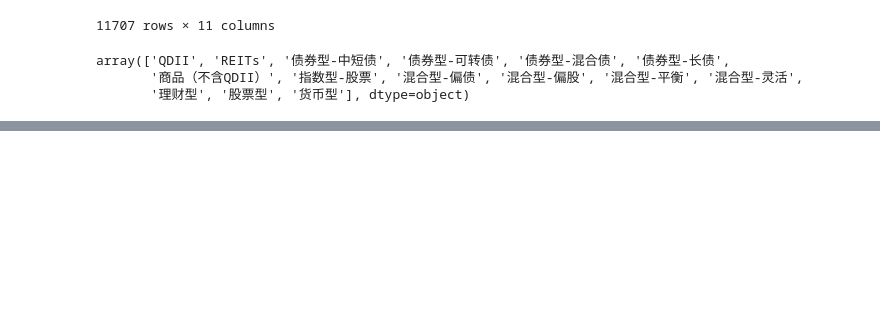
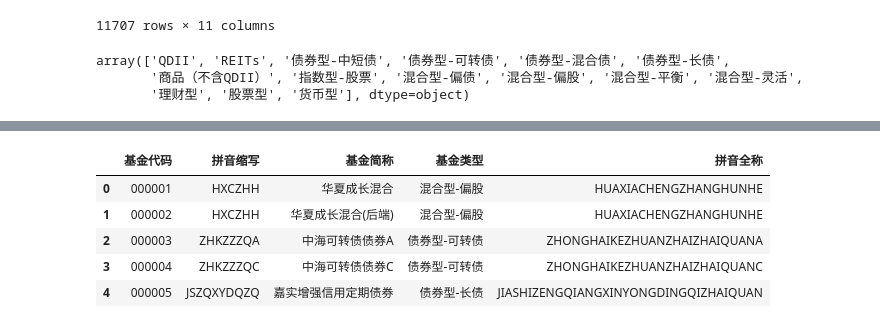
Before and after one commit to Seaaann/MyQuantReserch, a Jupyter notebook: Funds/funds basics.ipynb, the cells around one changed output, grey strips where cells are left out. Cells and saved outputs as stored; diff of their text form; code cells hidden in the pictures; blank space fills up the shorter version.

```diff
--- a/Funds/funds basics.ipynb
+++ b/Funds/funds basics.ipynb
@@ -123,0 +104,9 @@ fund_em_open_fund_daily_df
+# %%
+fund_em_fund_name_df.head()
+# %% [output]
+|  | 基金代码 | 拼音缩写 | 基金简称 | 基金类型 | 拼音全称 |
+| 0 | 000001 | HXCZHH | 华夏成长混合 | 混合型-偏股 | HUAXIACHENGZHANGHUNHE |
+| 1 | 000002 | HXCZHH | 华夏成长混合(后端) | 混合型-偏股 | HUAXIACHENGZHANGHUNHE |
+| 2 | 000003 | ZHKZZZQA | 中海可转债债券A | 债券型-可转债 | ZHONGHAIKEZHUANZHAIZHAIQUANA |
+| 3 | 000004 | ZHKZZZQC | 中海可转债债券C | 债券型-可转债 | ZHONGHAIKEZHUANZHAIZHAIQUANC |
+| 4 | 000005 | JSZQXYDQZQ | 嘉实增强信用定期债券 | 债券型-长债 | JIASHIZENGQIANGXINYONGDINGQIZHAIQUAN |
```
Also changed, not shown: parts of 9 cells of this notebook, 1 other file.
